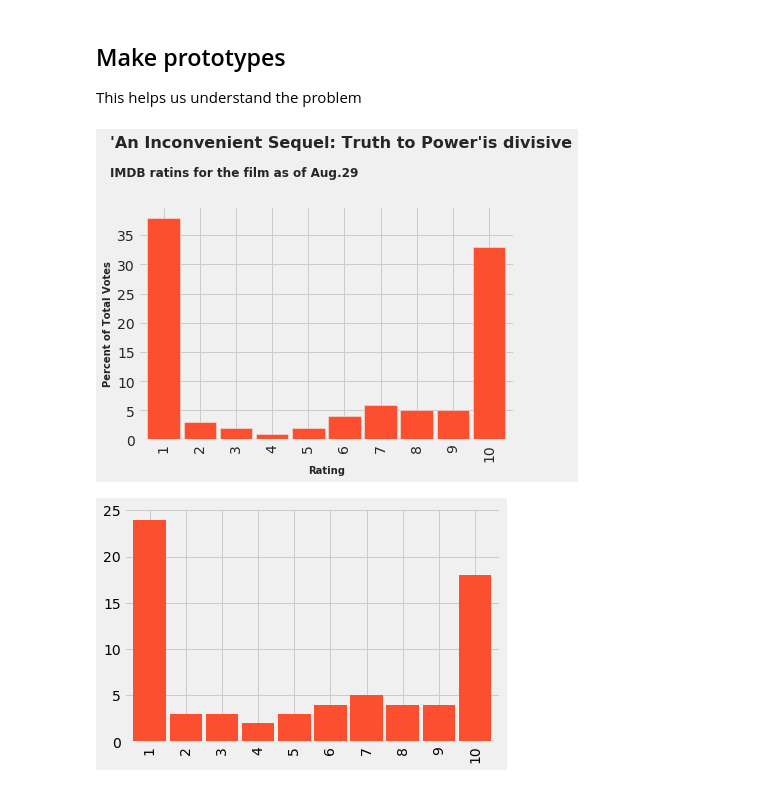
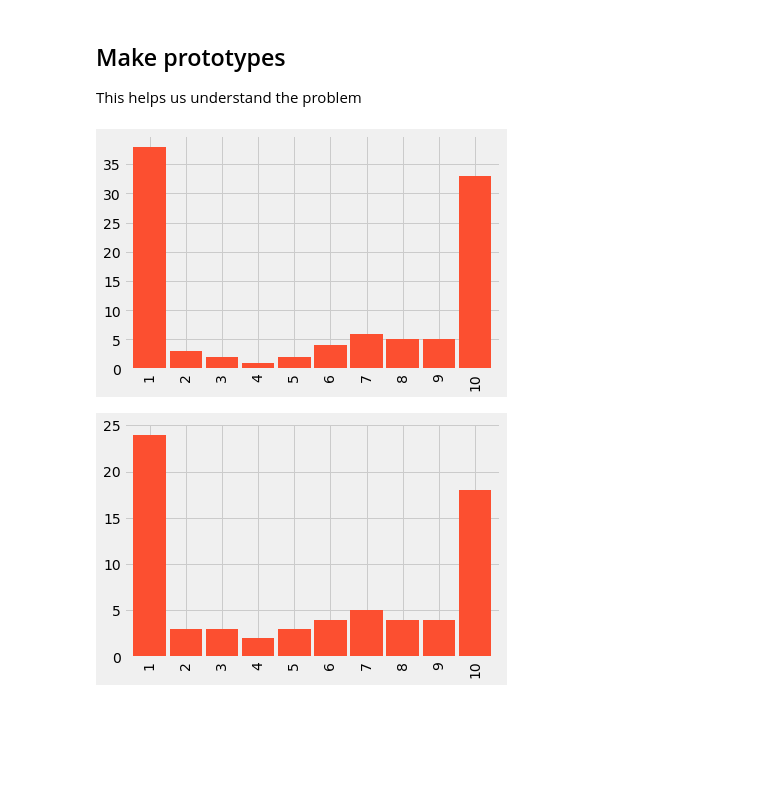
Before and after one commit to alastra32/DS-Unit-1-Sprint-2-Data-Wrangling-and-Storytelling, a Jupyter notebook: module3-make-explanatory-visualizations/LS_DS_123_Make_Explanatory_Visualizations.ipynb, the cells around one changed output. Drawn from its saved outputs; the diff is of its cells as text; code cells hidden in the pictures; blank space fills up the shorter version.

```diff
--- a/module3-make-explanatory-visualizations/LS_DS_123_Make_Explanatory_Visualizations.ipynb
+++ b/module3-make-explanatory-visualizations/LS_DS_123_Make_Explanatory_Visualizations.ipynb
@@ -446,24 +446,17 @@ This  helps us understand the problem
 # %%
 %matplotlib inline
 import matplotlib.pyplot as plt
 import numpy as np
 import pandas as pd
-
 
 plt.style.use('fivethirtyeight')
 
 fake = pd.Series([38, 3, 2, 1, 2, 4, 6, 5, 5, 33],
                  index=range(1,11))
 
 fake.plot.bar(color='C1', width=0.9);
-plt.text(x=-1.5, y=50, fontsize=16, fontweight='bold',
-          s = "'An Inconvenient Sequel: Truth to Power'is divisive")
-plt.text(x=-1.5, y=45, fontsize=12, fontweight='bold',
-          s= "IMDB ratins for the film as of Aug.29")
-plt.xlabel('Rating', fontsize=10, fontweight='bold')
-plt.ylabel('Percent of Total Votes', fontsize=10, fontweight='bold');
 # %% [output]
-[figure, old version]
+[figure, new version]
 # %%
 fake2 = pd.Series(
     [1, 1, 1, 1, 1, 1, 1, 1, 1, 1, 1, 1, 1, 1, 1, 1, 1, 1, 1, 1, 1, 1, 1, 1,
```
Also changed, not shown: parts of 9 cells of this notebook.
